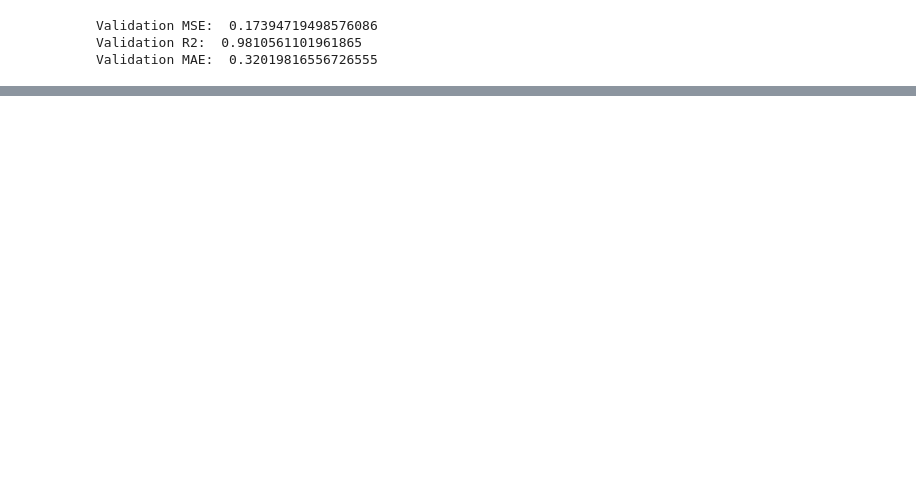
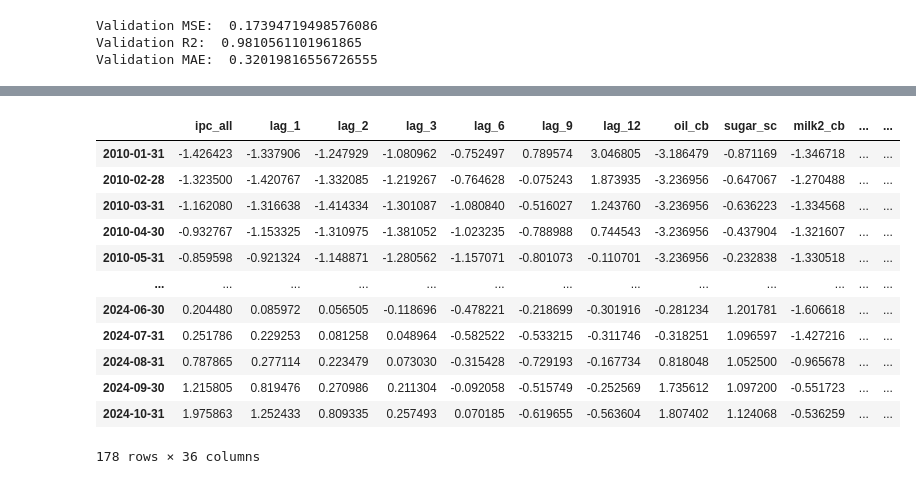
Before and after one commit to osmarbolivar/High-Freq-Inflation-Forecast-2SML, a Jupyter notebook: F3_Forecast.ipynb, the cells around one changed output, grey strips where cells are left out. Cells and saved outputs as stored; diff of their text form; code cells hidden in the pictures; blank space fills up the shorter version.

```diff
--- a/F3_Forecast.ipynb
+++ b/F3_Forecast.ipynb
@@ -898,0 +910,25 @@ tab_comparison
+# %%
+month_train = train_scaled.copy()
+month_train['set'] = 'train'
+
+month_validation = validation_scaled.copy()
+month_validation['set'] = 'validation'
+
+month_midas = pd.concat([month_train, month_validation], axis=0).sort_index(ascending=True)
+month_midas.index = pd.to_datetime(month_midas.index)
+
+month_midas
+# %% [output]
+|  | ipc_all | lag_1 | lag_2 | lag_3 | lag_6 | lag_9 | lag_12 | oil_cb | sugar_sc | milk2_cb | ... | ... |
+| 2010-01-31 | -1.426423 | -1.337906 | -1.247929 | -1.080962 | -0.752497 | 0.789574 | 3.046805 | -3.186479 | -0.871169 | -1.346718 | ... | ... |
+| 2010-02-28 | -1.323500 | -1.420767 | -1.332085 | -1.219267 | -0.764628 | -0.075243 | 1.873935 | -3.236956 | -0.647067 | -1.270488 | ... | ... |
+| 2010-03-31 | -1.162080 | -1.316638 | -1.414334 | -1.301087 | -1.080840 | -0.516027 | 1.243760 | -3.236956 | -0.636223 | -1.334568 | ... | ... |
+| 2010-04-30 | -0.932767 | -1.153325 | -1.310975 | -1.381052 | -1.023235 | -0.788988 | 0.744543 | -3.236956 | -0.437904 | -1.321607 | ... | ... |
+| 2010-05-31 | -0.859598 | -0.921324 | -1.148871 | -1.280562 | -1.157071 | -0.801073 | -0.110701 | -3.236956 | -0.232838 | -1.330518 | ... | ... |
+| ... | ... | ... | ... | ... | ... | ... | ... | ... | ... | ... | ... | ... |
+| 2024-06-30 | 0.204480 | 0.085972 | 0.056505 | -0.118696 | -0.478221 | -0.218699 | -0.301916 | -0.281234 | 1.201781 | -1.606618 | ... | ... |
+| 2024-07-31 | 0.251786 | 0.229253 | 0.081258 | 0.048964 | -0.582522 | -0.533215 | -0.311746 | -0.318251 | 1.096597 | -1.427216 | ... | ... |
+| 2024-08-31 | 0.787865 | 0.277114 | 0.223479 | 0.073030 | -0.315428 | -0.729193 | -0.167734 | 0.818048 | 1.052500 | -0.965678 | ... | ... |
+| 2024-09-30 | 1.215805 | 0.819476 | 0.270986 | 0.211304 | -0.092058 | -0.515749 | -0.252569 | 1.735612 | 1.097200 | -0.551723 | ... | ... |
+| 2024-10-31 | 1.975863 | 1.252433 | 0.809335 | 0.257493 | 0.070185 | -0.619655 | -0.563604 | 1.807402 | 1.124068 | -0.536259 | ... | ... |
+178 rows × 36 columns
```
Also changed, not shown: parts of 9 cells of this notebook, 5 other files.
